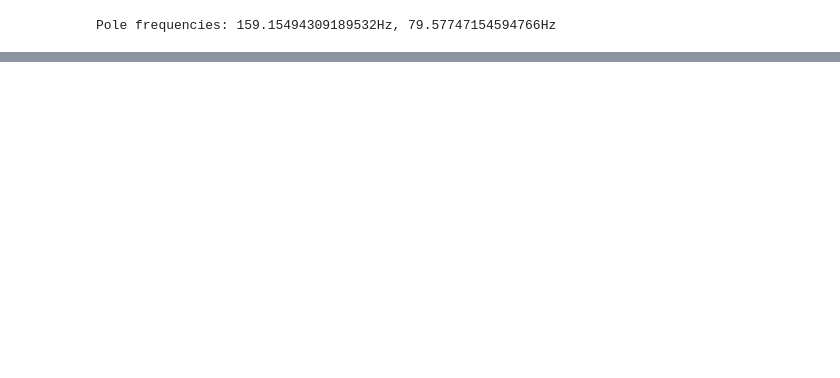
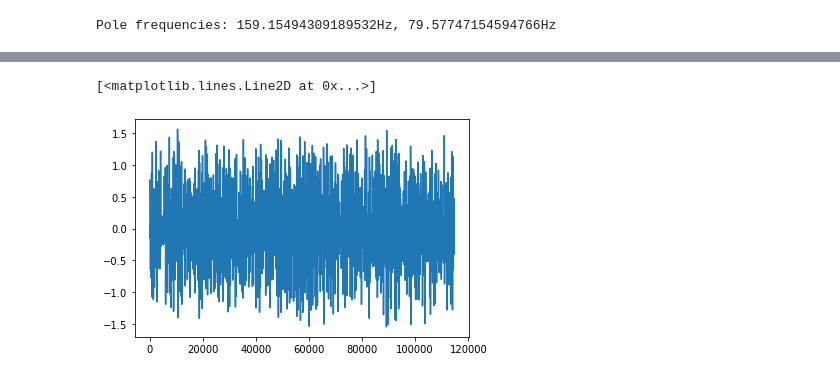
Before and after one commit to lorsi96/System-Identification-Control-for-RCRC-Circuit, a Jupyter notebook: scripts/analysis.ipynb, the cells around one changed output, grey strips where cells are left out. Cells and saved outputs as stored; diff of their text form; code cells hidden in the pictures; blank space fills up the shorter version.

```diff
--- a/scripts/analysis.ipynb
+++ b/scripts/analysis.ipynb
@@ -86,2 +157,7 @@ plt.legend()
+# %%
+plt.plot(toterr)
+# %% [output]
+[<matplotlib.lines.Line2D at 0x...>]
+[figure, added]
 # %%
 # %% [output]
```
Also changed, not shown: parts of 11 cells of this notebook, 6 other files.
